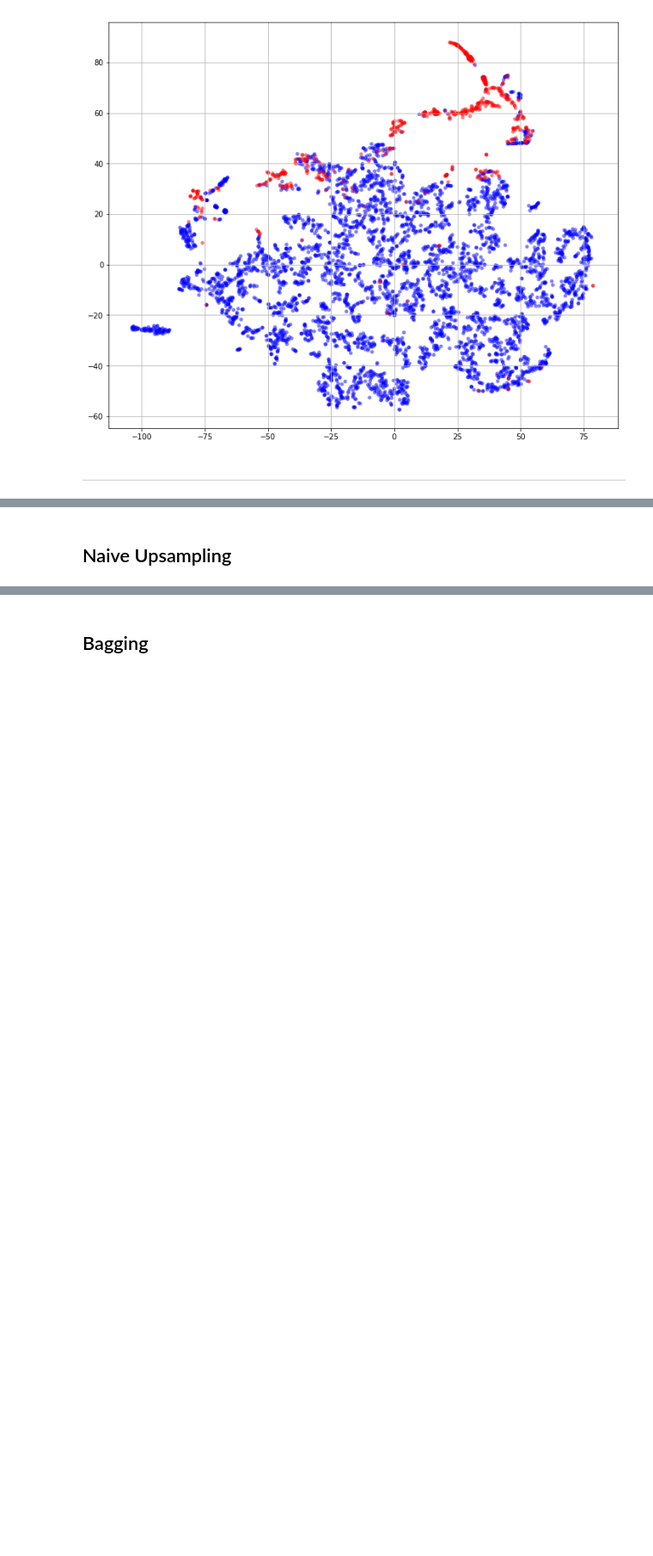
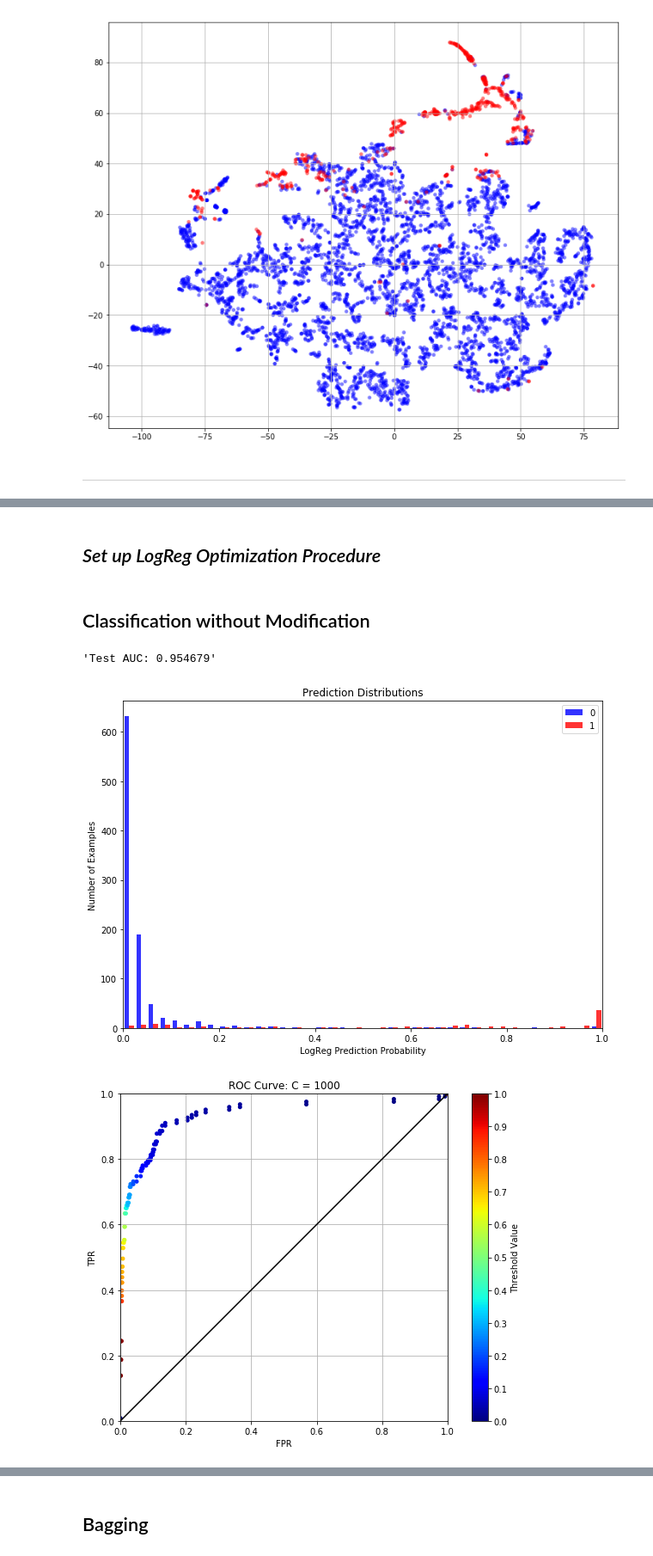
Before and after one commit to chrismbryant/imbalanced-data-classification, a Jupyter notebook: notebooks/imbalanced_data_methods.ipynb, the cells around one changed output, grey strips where cells are left out. Shown: that part at 86% size. Saved outputs shown, nothing was run; the diff lists cells and outputs as text; code cells hidden in the pictures; blank space fills up the shorter version.

Commit message:
Perform vanilla LogReg, then LogReg with Random Undersampling, Random Oversampling, and SMOTE Oversampling. This dataset is possibly too easily separable to be useful...

```diff
--- a/notebooks/imbalanced_data_methods.ipynb
+++ b/notebooks/imbalanced_data_methods.ipynb
@@ -150,0 +156,28 @@ plt.show()
+# %%
+indices = np.array([v for v in range(len(y))])
+np.random.shuffle(indices)
+
+fractions = [0.7, 0.2, 0.1]
+
+m = len(y)
+m_train = int(fractions[0] * m)
+m_valid = int(fractions[1] * m)
+m_test = m - m_train - m_valid
+
+ix_train = indices[:m_train]
+ix_valid = indices[m_train:-m_test]
+ix_test = indices[-m_test:]
+
+X_raw_train = X_raw[ix_train]
+X_raw_valid = X_raw[ix_valid]
+X_raw_test = X_raw[ix_test]
+
+X_train, stats = normalize(X_raw_train)
+X_valid, _ = normalize(X_raw_valid, stats)
+X_test, _ = normalize(X_raw_test, stats)
+
+y_train = y[ix_train]
+y_valid = y[ix_valid]
+y_test = y[ix_test]
+
+print(indices)
@@ -153,2 +188,2 @@ plt.show()
-# %% [markdown]
-## Naive Upsampling
+# %% [markdown]
+## *Set up LogReg Optimization Procedure*
@@ -154,0 +327,24 @@ plt.show()
+# %% [markdown]
+## Classification without Modification
+# %%
+data = {
+    "X_train": X_train,
+    "X_valid": X_valid,
+    "X_test": X_test,
+    "y_train": y_train,
+    "y_valid": y_valid,
+    "y_test": y_test
+}
+
+result = tune_log_reg(data, c_params)
+"Test AUC: %f" % result["auc_test"]
+# %% [output]
+'Test AUC: 0.954679'
+# %%
+C = c_params[12]
+plot_prediction_dist(data["y_valid"], result["p_valid"][C])
+plot_roc(result["roc_valid"][C], title = "ROC Curve: C = %g" % C)
+plot_roc(result["roc_test"], title = "ROC Curve Test")
+# %% [output]
+[figure, added]
+[figure, added]
```
Also changed, not shown: parts of 19 cells of this notebook.
